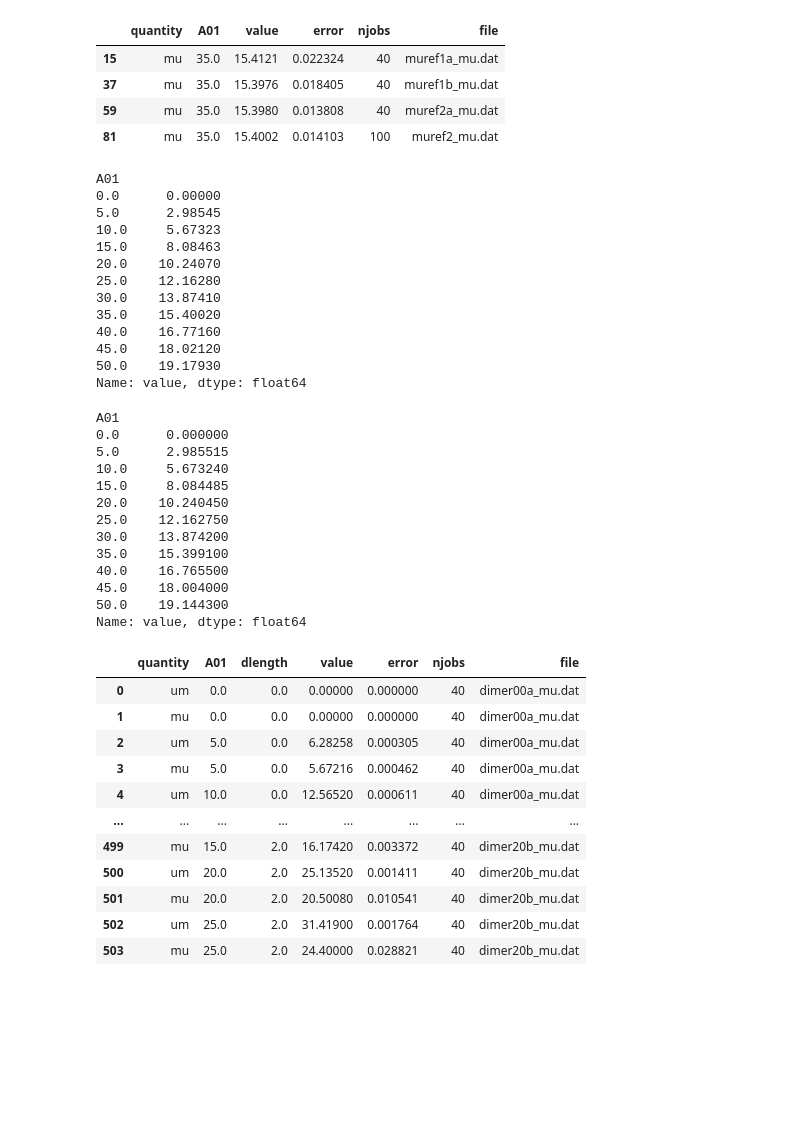
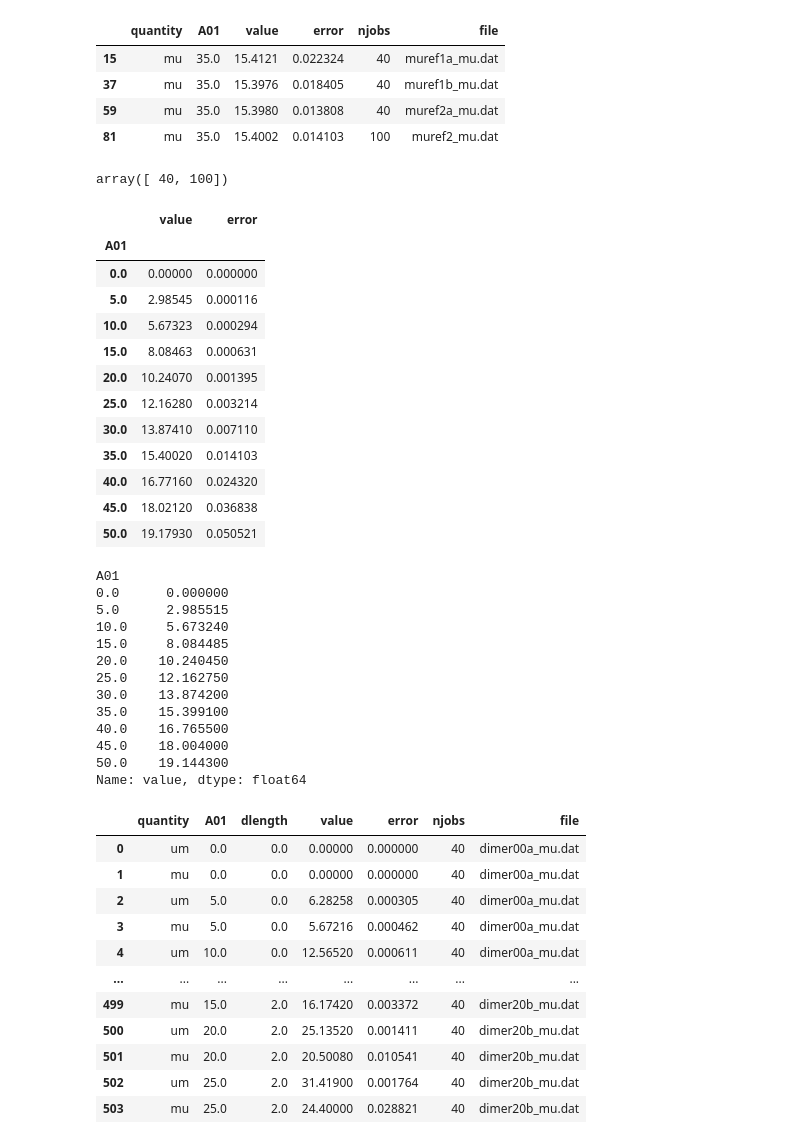
Before and after one commit to patrickbwarren/python3-HNC-solver, a Jupyter notebook: compare_dpd_hnc.ipynb, the cells around one changed output. Drawn from its saved outputs; the diff is of its cells as text; code cells hidden in the pictures; blank space fills up the shorter version.

```diff
--- a/compare_dpd_hnc.ipynb
+++ b/compare_dpd_hnc.ipynb
@@ -238,42 +240,48 @@ muref[slice]
 | 37 | mu | 35.0 | 15.3976 | 0.018405 | 40 | muref1b_mu.dat |
 | 59 | mu | 35.0 | 15.3980 | 0.013808 | 40 | muref2a_mu.dat |
 | 81 | mu | 35.0 | 15.4002 | 0.014103 | 100 | muref2_mu.dat |
+# %%
+muref['njobs'].unique()
+# %% [output]
+array([ 40, 100])
+# %%
+slice = (muref['quantity']=='mu') & (muref['file'] == 'muref2_mu.dat')
+muex = muref[slice].set_index('A01')['value']
+muex_err = muref[slice].set_index('A01')['error']
+#muex = muref[slice][['A01', 'value']].groupby('A01').mean()['value']
+pd.concat([muex, muex_err], axis=1)
+# %% [output]
+|  | value | error |
+| A01 |  |  |
+| 0.0 | 0.00000 | 0.000000 |
+| 5.0 | 2.98545 | 0.000116 |
+| 10.0 | 5.67323 | 0.000294 |
+| 15.0 | 8.08463 | 0.000631 |
+| 20.0 | 10.24070 | 0.001395 |
+| 25.0 | 12.16280 | 0.003214 |
+| 30.0 | 13.87410 | 0.007110 |
+| 35.0 | 15.40020 | 0.014103 |
+| 40.0 | 16.77160 | 0.024320 |
+| 45.0 | 18.02120 | 0.036838 |
+| 50.0 | 19.17930 | 0.050521 |
 # %%
-slice = (muref['quantity']=='mu') & (muref['file'] == 'muref2_mu.dat')
-muref_ser = muref[slice][['A01', 'value']].groupby('A01').mean()['value']
-muref_ser
+slice = (muref['quantity']=='mu') & muref['file'].str.startswith('muref2')
+muex = muref[slice][['A01', 'value']].groupby('A01').mean()['value']
+muex
 # %% [output]
 A01
-0.0      0.00000
-5.0      2.98545
-10.0     5.67323
-15.0     8.08463
-20.0    10.24070
-25.0    12.16280
-30.0    13.87410
-35.0    15.40020
-40.0    16.77160
-45.0    18.02120
-50.0    19.17930
+0.0      0.000000
+5.0      2.985515
+10.0     5.673240
+15.0     8.084485
+20.0    10.240450
+25.0    12.162750
+30.0    13.874200
+35.0    15.399100
+40.0    16.765500
+45.0    18.004000
+50.0    19.144300
 Name: value, dtype: float64
-# %%
-slice = (muref['quantity']=='mu') & muref['file'].str.startswith('muref2')
-muref_ser = muref[slice][['A01', 'value']].groupby('A01').mean()['value']
-muref_ser
-# %% [output]
-A01
-0.0      0.000000
-5.0      2.985515
-10.0     5.673240
-15.0     8.084485
-20.0    10.240450
-25.0    12.162750
-30.0    13.874200
-35.0    15.399100
-40.0    16.765500
-45.0    18.004000
-50.0    19.144300
-Name: value, dtype: float64
 # %%
 schema = {'quantity':str, 'A01':float, 'dlength':float, 'value':float, 'error':float, 'njobs':int, 'file':str}
 dimer = pd.read_csv('dimer_all.dat', sep='\t', names=schema.keys(), dtype=schema)
```
Also changed, not shown: parts of 5 cells of this notebook.
